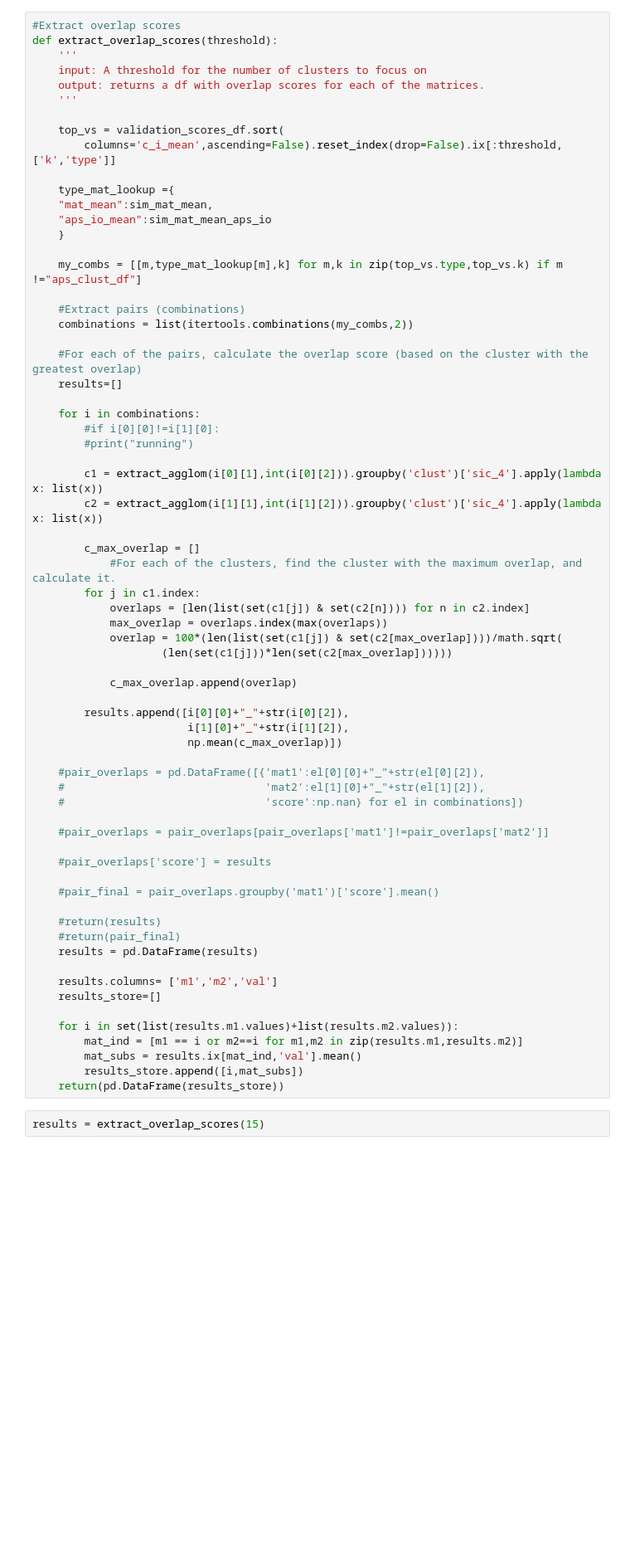
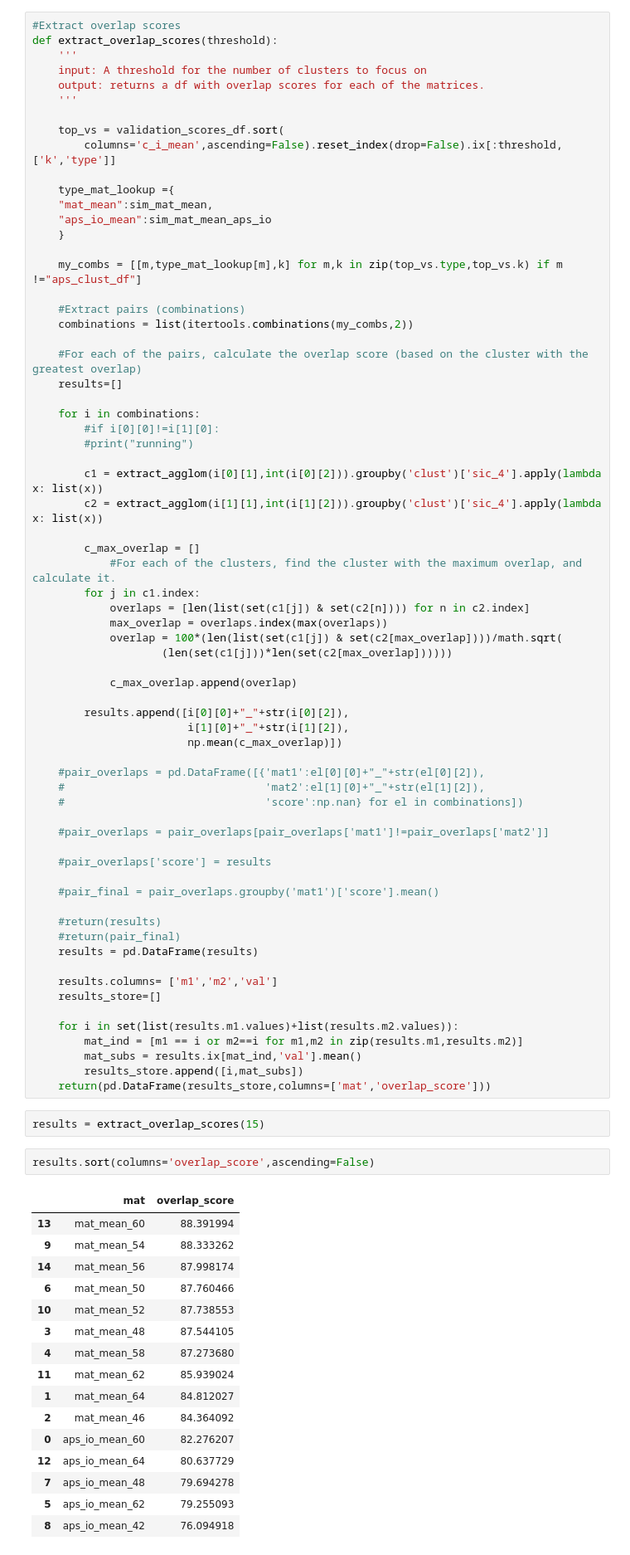
Before and after one commit to nestauk/industry_pilot, a Jupyter notebook: RCA_Pilot_Data_Collection.ipynb, the cells around one changed output. Shown at 83% size. Drawn from its saved outputs; the diff is of its cells as text; blank space fills up the shorter version.

Commit message:
Some changes in the overlap scores

```diff
--- a/RCA_Pilot_Data_Collection.ipynb
+++ b/RCA_Pilot_Data_Collection.ipynb
@@ -991,6 +973,25 @@ def extract_overlap_scores(threshold):
         mat_ind = [m1 == i or m2==i for m1,m2 in zip(results.m1,results.m2)]
         mat_subs = results.ix[mat_ind,'val'].mean()
         results_store.append([i,mat_subs])
-    return(pd.DataFrame(results_store))
+    return(pd.DataFrame(results_store,columns=['mat','overlap_score']))
 # %%
 results = extract_overlap_scores(15)
+# %%
+results.sort(columns='overlap_score',ascending=False)
+# %% [output]
+|  | mat | overlap_score |
+| 13 | mat_mean_60 | 88.391994 |
+| 9 | mat_mean_54 | 88.333262 |
+| 14 | mat_mean_56 | 87.998174 |
+| 6 | mat_mean_50 | 87.760466 |
+| 10 | mat_mean_52 | 87.738553 |
+| 3 | mat_mean_48 | 87.544105 |
+| 4 | mat_mean_58 | 87.273680 |
+| 11 | mat_mean_62 | 85.939024 |
+| 1 | mat_mean_64 | 84.812027 |
+| 2 | mat_mean_46 | 84.364092 |
+| 0 | aps_io_mean_60 | 82.276207 |
+| 12 | aps_io_mean_64 | 80.637729 |
+| 7 | aps_io_mean_48 | 79.694278 |
+| 5 | aps_io_mean_62 | 79.255093 |
+| 8 | aps_io_mean_42 | 76.094918 |
```
Also changed, not shown: parts of 1 cell of this notebook.
